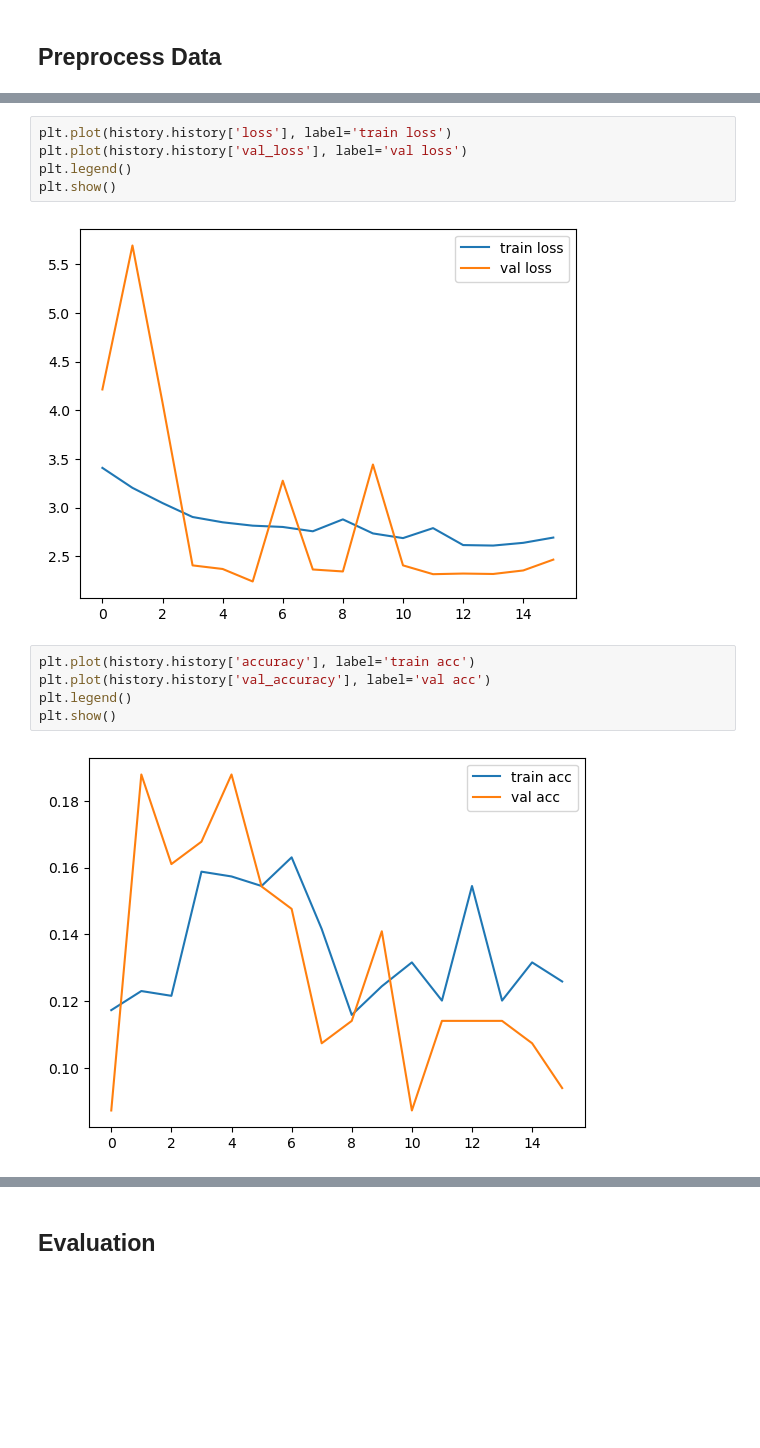
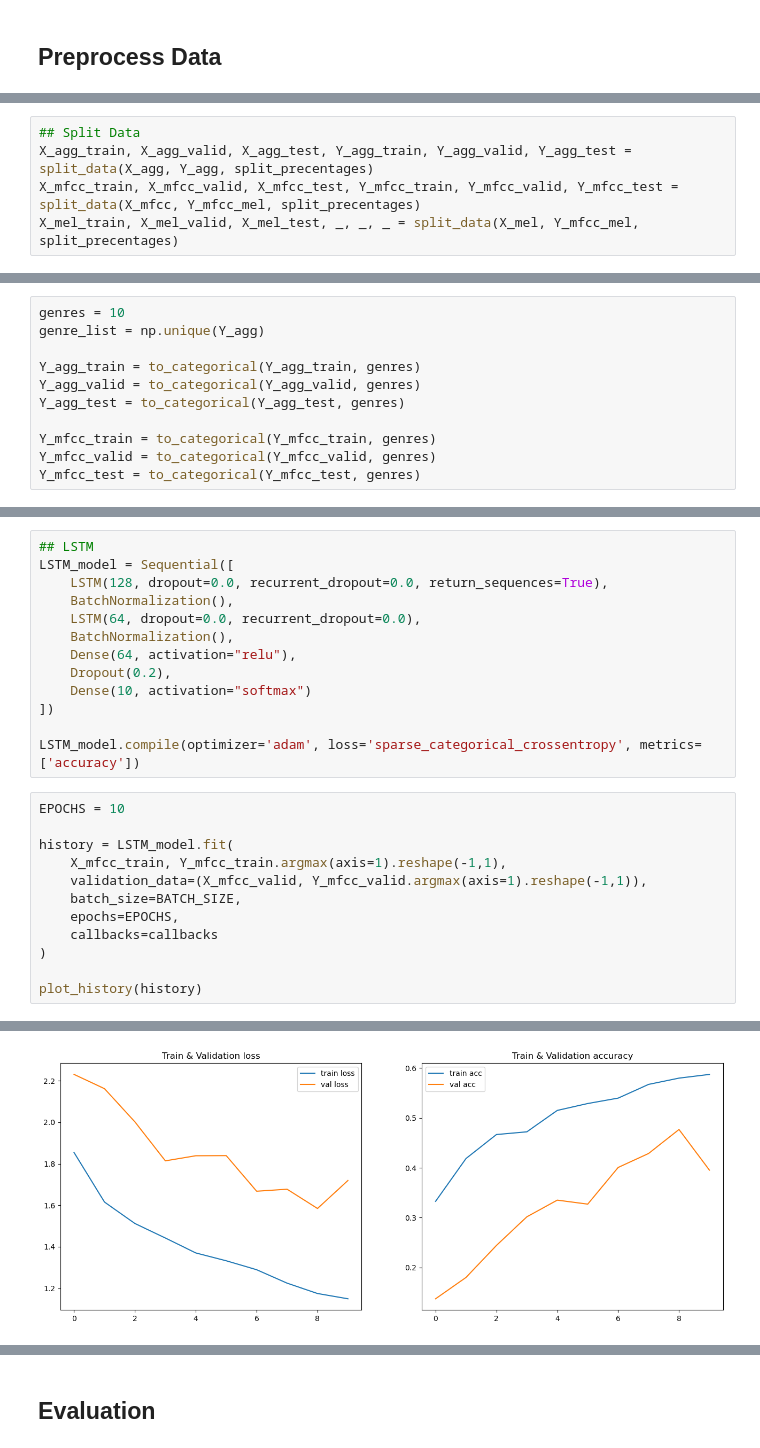
Before and after one commit to DanielVeress/music-genre-classification, a Jupyter notebook: ModelTraining.ipynb, the cells around one changed output, grey strips where cells are left out. Cells and saved outputs as stored; diff of their text form; blank space fills up the shorter version.

```diff
--- a/ModelTraining.ipynb
+++ b/ModelTraining.ipynb
@@ -99,0 +65,5 @@ Y_test shape:  (151, 10)
+# %%
+## Split Data
+X_agg_train, X_agg_valid, X_agg_test, Y_agg_train, Y_agg_valid, Y_agg_test = split_data(X_agg, Y_agg, split_precentages)
+X_mfcc_train, X_mfcc_valid, X_mfcc_test, Y_mfcc_train, Y_mfcc_valid, Y_mfcc_test = split_data(X_mfcc, Y_mfcc_mel, split_precentages)
+X_mel_train, X_mel_valid, X_mel_test, _, _, _ = split_data(X_mel, Y_mfcc_mel, split_precentages)
@@ -100,3 +88,14 @@ Y_test shape:  (151, 10)
+# %%
+genres = 10
+genre_list = np.unique(Y_agg)
+
+Y_agg_train = to_categorical(Y_agg_train, genres)
+Y_agg_valid = to_categorical(Y_agg_valid, genres)
+Y_agg_test = to_categorical(Y_agg_test, genres)
+
+Y_mfcc_train = to_categorical(Y_mfcc_train, genres)
+Y_mfcc_valid = to_categorical(Y_mfcc_valid, genres)
+Y_mfcc_test = to_categorical(Y_mfcc_test, genres)
 # %%
 def unroll_sequence(X, Y):
     '''
@@ -240,14 +159,26 @@ Epoch 16/200
-# %%
-plt.plot(history.history['loss'], label='train loss')
-plt.plot(history.history['val_loss'], label='val loss')
-plt.legend()
-plt.show()
-# %% [output]
-[figure, removed]
-# %%
-plt.plot(history.history['accuracy'], label='train acc')
-plt.plot(history.history['val_accuracy'], label='val acc')
-plt.legend()
-plt.show()
-# %% [output]
-[figure, removed]
+# %%
+## LSTM
+LSTM_model = Sequential([
+    LSTM(128, dropout=0.0, recurrent_dropout=0.0, return_sequences=True),
+    BatchNormalization(),
+    LSTM(64, dropout=0.0, recurrent_dropout=0.0),
+    BatchNormalization(),
+    Dense(64, activation="relu"),
+    Dropout(0.2),
+    Dense(10, activation="softmax")
+])
+
+LSTM_model.compile(optimizer='adam', loss='sparse_categorical_crossentropy', metrics=['accuracy'])
+# %%
+EPOCHS = 10
+
+history = LSTM_model.fit(
+    X_mfcc_train, Y_mfcc_train.argmax(axis=1).reshape(-1,1),
+    validation_data=(X_mfcc_valid, Y_mfcc_valid.argmax(axis=1).reshape(-1,1)),
+    batch_size=BATCH_SIZE,
+    epochs=EPOCHS,
+    callbacks=callbacks
+)
+
+plot_history(history)
+# %% [output]
@@ -253,0 +202 @@ plt.show()
+[figure, added]
```
Also changed, not shown: parts of 29 cells of this notebook, 3 other files.
